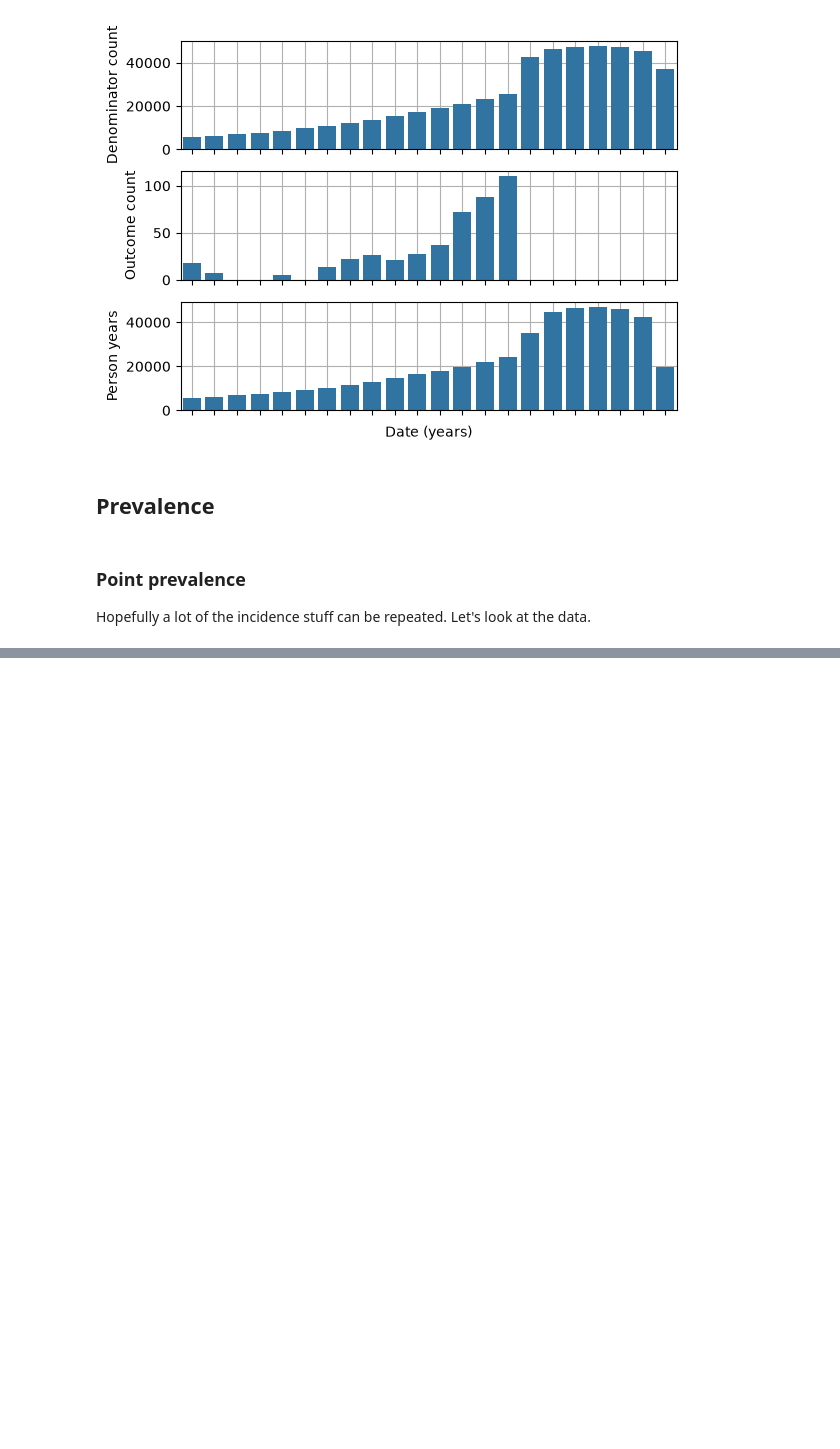
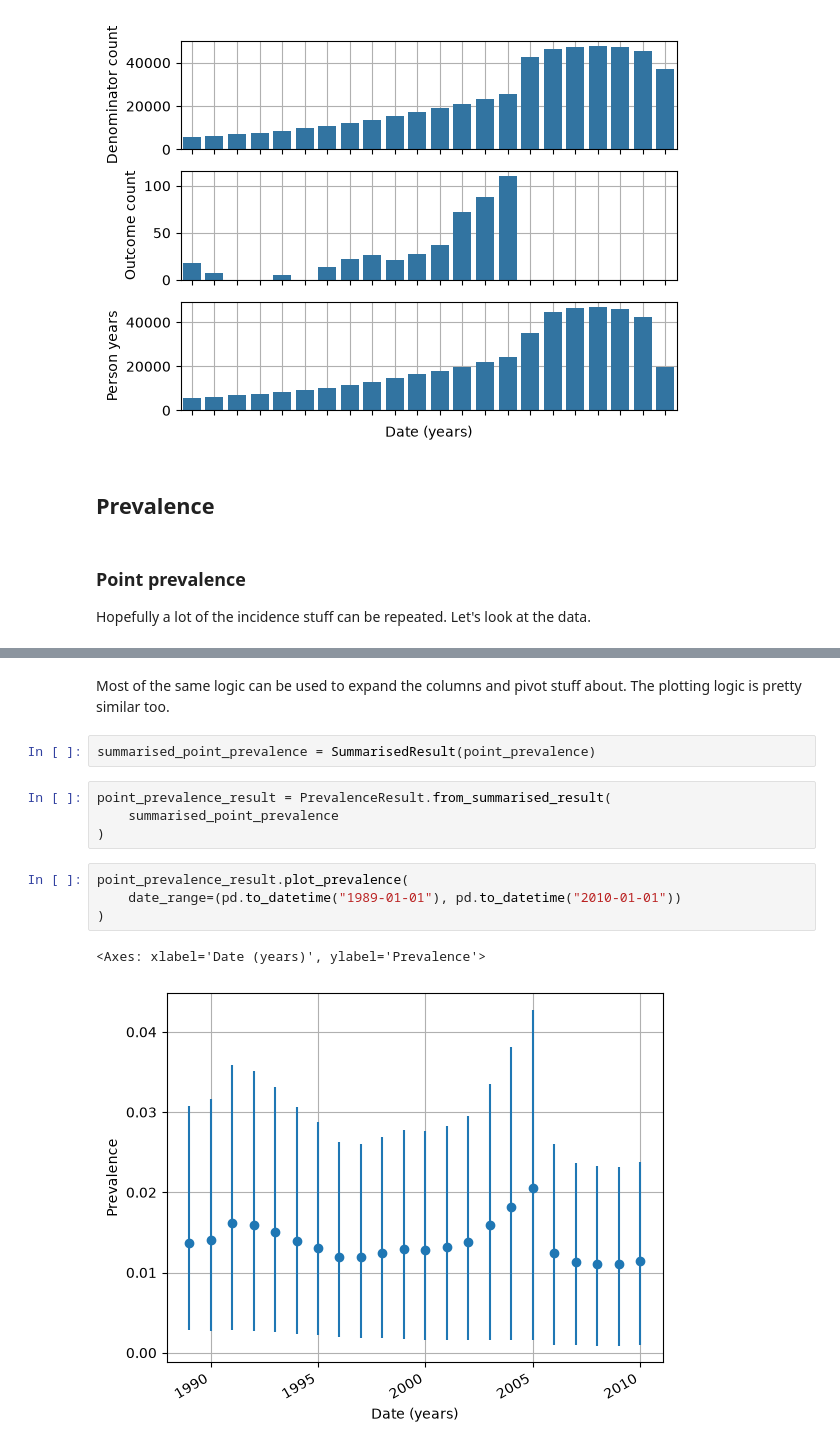
Before and after one commit to Health-Informatics-UoN/python-omop-vis, a Jupyter notebook: IncidencePrevalence plots.ipynb, the cells around one changed output, grey strips where cells are left out. Drawn from its saved outputs; the diff is of its cells as text; blank space fills up the shorter version.

```diff
--- a/IncidencePrevalence plots.ipynb
+++ b/IncidencePrevalence plots.ipynb
@@ -597,0 +609,16 @@ Let's look at the data.
+# %% [markdown]
+Most of the same logic can be used to expand the columns and pivot stuff about.
+The plotting logic is pretty similar too.
+# %%
+summarised_point_prevalence = SummarisedResult(point_prevalence)
+# %%
+point_prevalence_result = PrevalenceResult.from_summarised_result(
+    summarised_point_prevalence
+)
+# %%
+point_prevalence_result.plot_prevalence(
+    date_range=(pd.to_datetime("1989-01-01"), pd.to_datetime("2010-01-01"))
+)
+# %% [output]
+<Axes: xlabel='Date (years)', ylabel='Prevalence'>
+[figure, added]
```
Also changed, not shown: parts of 8 cells of this notebook, 5 other files.
